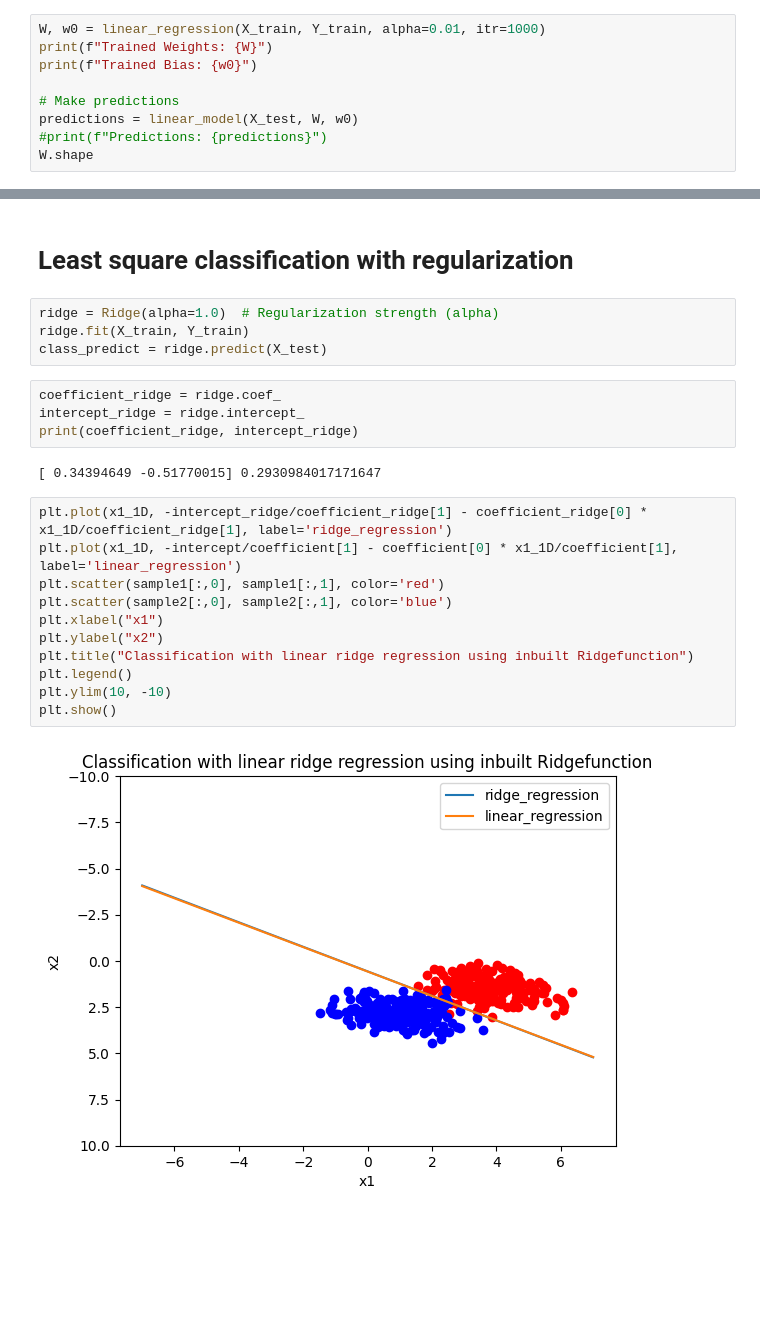
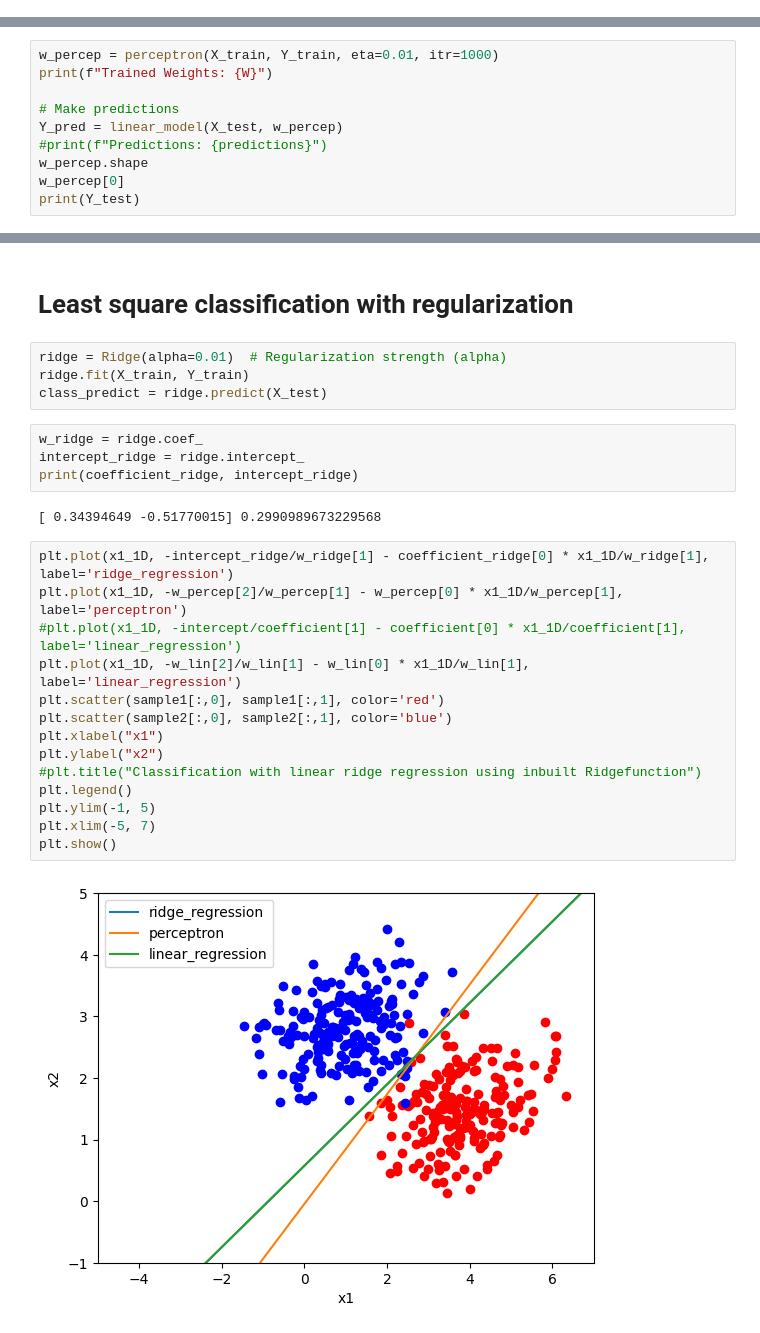
Before and after one commit to labani-01/PHY657, a Jupyter notebook: Module_4/ Module-4.ipynb, the cells around one changed output, grey strips where cells are left out. Drawn from its saved outputs; the diff is of its cells as text; blank space fills up the shorter version.

Commit message:
added_perceptron and updated fisher

```diff
--- a/Module_4/ Module-4.ipynb
+++ b/Module_4/ Module-4.ipynb
@@ -147,9 +69,0 @@ def linear_regression(X, y, alpha=0.01, itr=1000):
-# %%
-W, w0 = linear_regression(X_train, Y_train, alpha=0.01, itr=1000)
-print(f"Trained Weights: {W}")
-print(f"Trained Bias: {w0}")
-
-# Make predictions
-predictions = linear_model(X_test, W, w0)
-#print(f"Predictions: {predictions}")
-W.shape
@@ -238,0 +239,10 @@ plt.show()
+# %%
+w_percep = perceptron(X_train, Y_train, eta=0.01, itr=1000)
+print(f"Trained Weights: {W}")
+
+# Make predictions
+Y_pred = linear_model(X_test, w_percep)
+#print(f"Predictions: {predictions}")
+w_percep.shape
+w_percep[0]
+print(Y_test)
@@ -239,25 +275,28 @@ plt.show()
 # %% [markdown]
 # Least square classification with regularization
 # %%
-ridge = Ridge(alpha=1.0)  # Regularization strength (alpha)
+ridge = Ridge(alpha=0.01)  # Regularization strength (alpha)
 ridge.fit(X_train, Y_train)
 class_predict = ridge.predict(X_test)
 # %%
-coefficient_ridge = ridge.coef_
+w_ridge = ridge.coef_
 intercept_ridge = ridge.intercept_
 print(coefficient_ridge, intercept_ridge)
 # %% [output]
-[ 0.34394649 -0.51770015] 0.2930984017171647
+[ 0.34394649 -0.51770015] 0.2990989673229568
 # %%
-plt.plot(x1_1D, -intercept_ridge/coefficient_ridge[1] - coefficient_ridge[0] * x1_1D/coefficient_ridge[1], label='ridge_regression')
-plt.plot(x1_1D, -intercept/coefficient[1] - coefficient[0] * x1_1D/coefficient[1], label='linear_regression')
+plt.plot(x1_1D, -intercept_ridge/w_ridge[1] - coefficient_ridge[0] * x1_1D/w_ridge[1], label='ridge_regression')
+plt.plot(x1_1D, -w_percep[2]/w_percep[1] - w_percep[0] * x1_1D/w_percep[1], label='perceptron')
+#plt.plot(x1_1D, -intercept/coefficient[1] - coefficient[0] * x1_1D/coefficient[1], label='linear_regression')
+plt.plot(x1_1D, -w_lin[2]/w_lin[1] - w_lin[0] * x1_1D/w_lin[1], label='linear_regression')
 plt.scatter(sample1[:,0], sample1[:,1], color='red')
 plt.scatter(sample2[:,0], sample2[:,1], color='blue')
 plt.xlabel("x1")
 plt.ylabel("x2")
-plt.title("Classification with linear ridge regression using inbuilt Ridgefunction")
+#plt.title("Classification with linear ridge regression using inbuilt Ridgefunction")
 plt.legend()
-plt.ylim(10, -10)
+plt.ylim(-1, 5)
+plt.xlim(-5, 7)
 plt.show()
 # %% [output]
-[figure, old version]
+[figure, new version]
```
Also changed, not shown: parts of 21 cells of this notebook.
